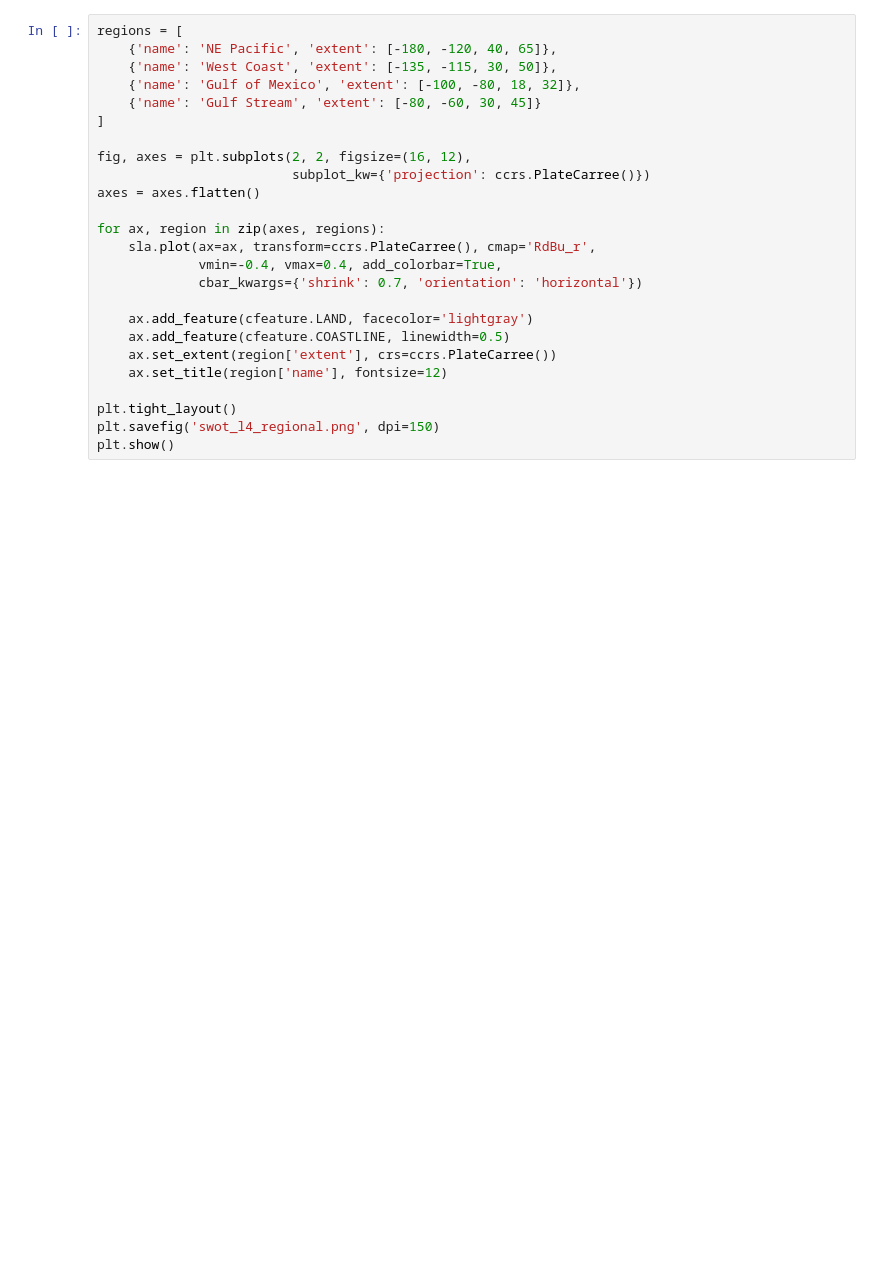
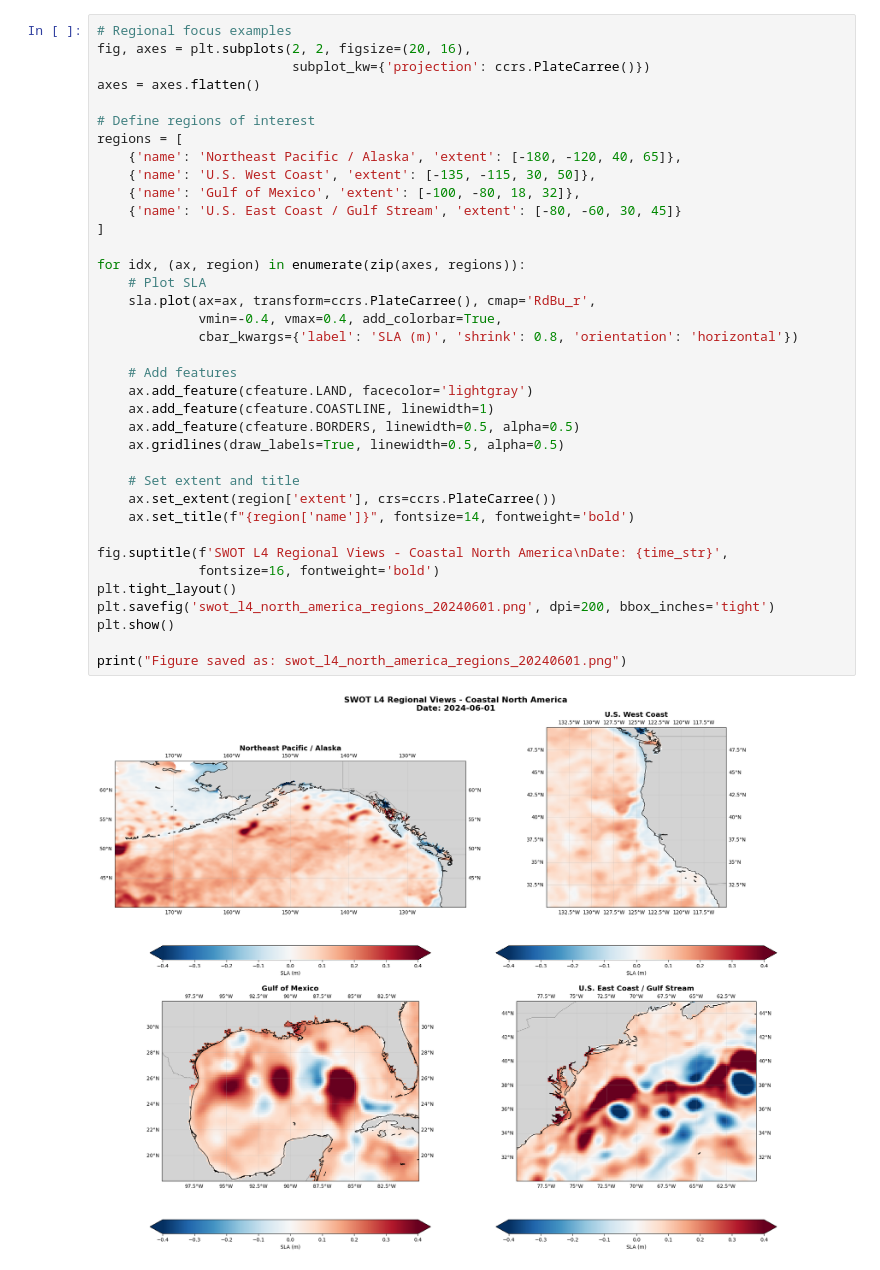
Before and after one commit to Originaljsx/swot-visualization, a Jupyter notebook: visualize_june1_2024_final.ipynb, the cells around one changed output. Cells and saved outputs as stored; diff of their text form; blank space fills up the shorter version.

```diff
--- a/visualize_june1_2024_final.ipynb
+++ b/visualize_june1_2024_final.ipynb
@@ -101,25 +198,39 @@ plt.show()
 # %%
-regions = [
-    {'name': 'NE Pacific', 'extent': [-180, -120, 40, 65]},
-    {'name': 'West Coast', 'extent': [-135, -115, 30, 50]},
-    {'name': 'Gulf of Mexico', 'extent': [-100, -80, 18, 32]},
-    {'name': 'Gulf Stream', 'extent': [-80, -60, 30, 45]}
-]
-
-fig, axes = plt.subplots(2, 2, figsize=(16, 12),
+# Regional focus examples
+fig, axes = plt.subplots(2, 2, figsize=(20, 16),
                          subplot_kw={'projection': ccrs.PlateCarree()})
 axes = axes.flatten()
 
-for ax, region in zip(axes, regions):
+# Define regions of interest
+regions = [
+    {'name': 'Northeast Pacific / Alaska', 'extent': [-180, -120, 40, 65]},
+    {'name': 'U.S. West Coast', 'extent': [-135, -115, 30, 50]},
+    {'name': 'Gulf of Mexico', 'extent': [-100, -80, 18, 32]},
+    {'name': 'U.S. East Coast / Gulf Stream', 'extent': [-80, -60, 30, 45]}
+]
+
+for idx, (ax, region) in enumerate(zip(axes, regions)):
+    # Plot SLA
     sla.plot(ax=ax, transform=ccrs.PlateCarree(), cmap='RdBu_r',
              vmin=-0.4, vmax=0.4, add_colorbar=True,
-             cbar_kwargs={'shrink': 0.7, 'orientation': 'horizontal'})
+             cbar_kwargs={'label': 'SLA (m)', 'shrink': 0.8, 'orientation': 'horizontal'})
 
+    # Add features
     ax.add_feature(cfeature.LAND, facecolor='lightgray')
-    ax.add_feature(cfeature.COASTLINE, linewidth=0.5)
+    ax.add_feature(cfeature.COASTLINE, linewidth=1)
+    ax.add_feature(cfeature.BORDERS, linewidth=0.5, alpha=0.5)
+    ax.gridlines(draw_labels=True, linewidth=0.5, alpha=0.5)
+
+    # Set extent and title
     ax.set_extent(region['extent'], crs=ccrs.PlateCarree())
-    ax.set_title(region['name'], fontsize=12)
+    ax.set_title(f"{region['name']}", fontsize=14, fontweight='bold')
 
+fig.suptitle(f'SWOT L4 Regional Views - Coastal North America\nDate: {time_str}',
+             fontsize=16, fontweight='bold')
 plt.tight_layout()
-plt.savefig('swot_l4_regional.png', dpi=150)
+plt.savefig('swot_l4_north_america_regions_20240601.png', dpi=200, bbox_inches='tight')
 plt.show()
+
+print("Figure saved as: swot_l4_north_america_regions_20240601.png")
+# %% [output]
+[figure, added]
```
Also changed, not shown: parts of 28 cells of this notebook.
